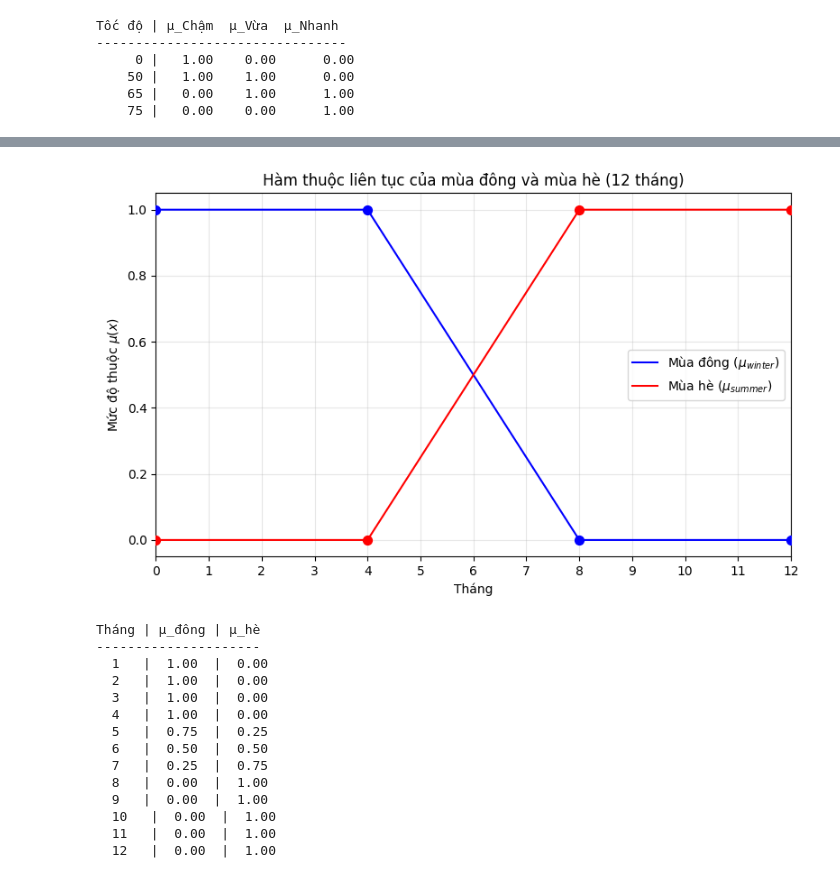
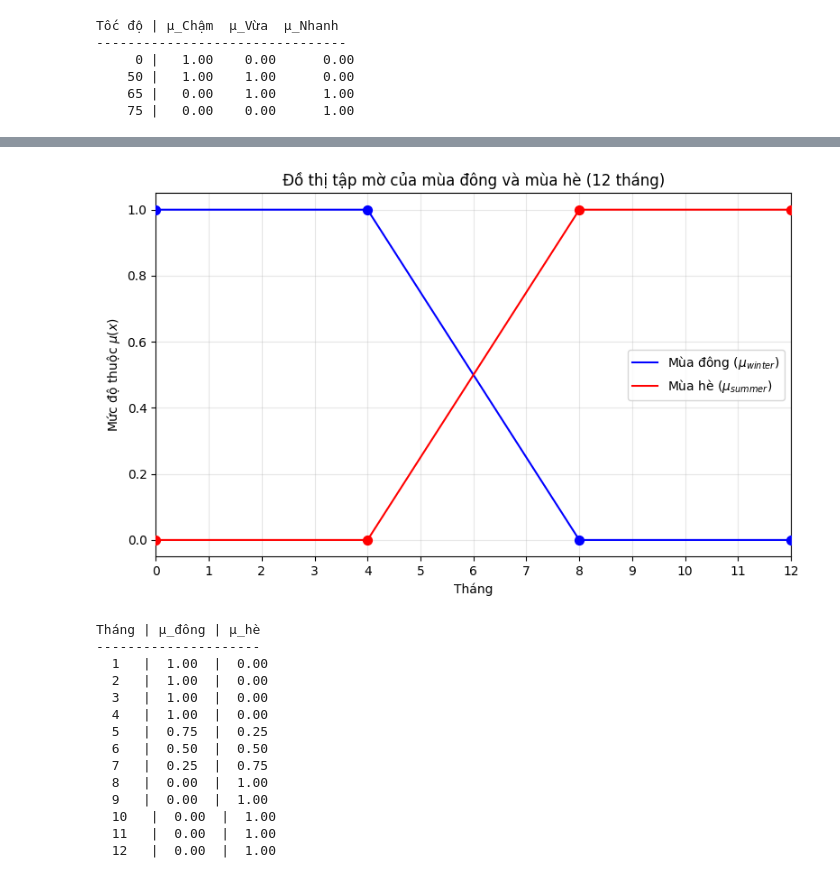
Before and after one commit to HuyLuong2002/sgu26_fuzzy_logic_app, a Jupyter notebook: Bai01/BaiTap1.ipynb, the cells around one changed output, grey strips where cells are left out. Drawn from its saved outputs; the diff is of its cells as text; code cells hidden in the pictures.

```diff
--- a/Bai01/BaiTap1.ipynb
+++ b/Bai01/BaiTap1.ipynb
@@ -111,35 +193,35 @@ mu_summer = fuzzy_interp(x, anchors_summer)
 plt.figure(figsize=(8, 5))
 plt.plot(x, mu_winter, label="Mùa đông ($\\mu_{winter}$)", color="blue")
 plt.plot(x, mu_summer, label="Mùa hè ($\\mu_{summer}$)", color="red")
 
 # Đánh dấu các điểm gãy để dễ đối chiếu với đề
 for ax, color, label in [(anchors_winter, "blue", "W"), (anchors_summer, "red", "S")]:
     xa, ya = zip(*ax)
     plt.scatter(xa, ya, s=50, color=color, zorder=5)
 
-plt.title("Hàm thuộc liên tục của mùa đông và mùa hè (12 tháng)")
+plt.title("Đồ thị tập mờ của mùa đông và mùa hè (12 tháng)")
 plt.xlabel("Tháng")
 plt.ylabel("Mức độ thuộc $\\mu(x)$")
 plt.ylim(-0.05, 1.05)
 plt.xlim(0, 12)
 plt.xticks(np.arange(0, 13, 1))
 plt.grid(True, alpha=0.3)
 plt.legend()
 plt.tight_layout()
 plt.savefig("anh2.png")
 plt.show()
 
 # ====== Kiểm tra giá trị tại các tháng nguyên ======
 samples = np.arange(1, 13)
 mu_w_s = fuzzy_interp(samples, anchors_winter)
 mu_s_s = fuzzy_interp(samples, anchors_summer)
 
 print("Tháng | μ_đông | μ_hè")
 print("---------------------")
 for xi, w, s in zip(samples, mu_w_s, mu_s_s):
     print(f"  {xi}   |  {w:.2f}  |  {s:.2f}")
 # %% [output]
-[figure, old version]
+[figure, new version]
 Tháng | μ_đông | μ_hè
 ---------------------
   1   |  1.00  |  0.00
```
Also changed, not shown: parts of 2 cells of this notebook, 11 other files.
